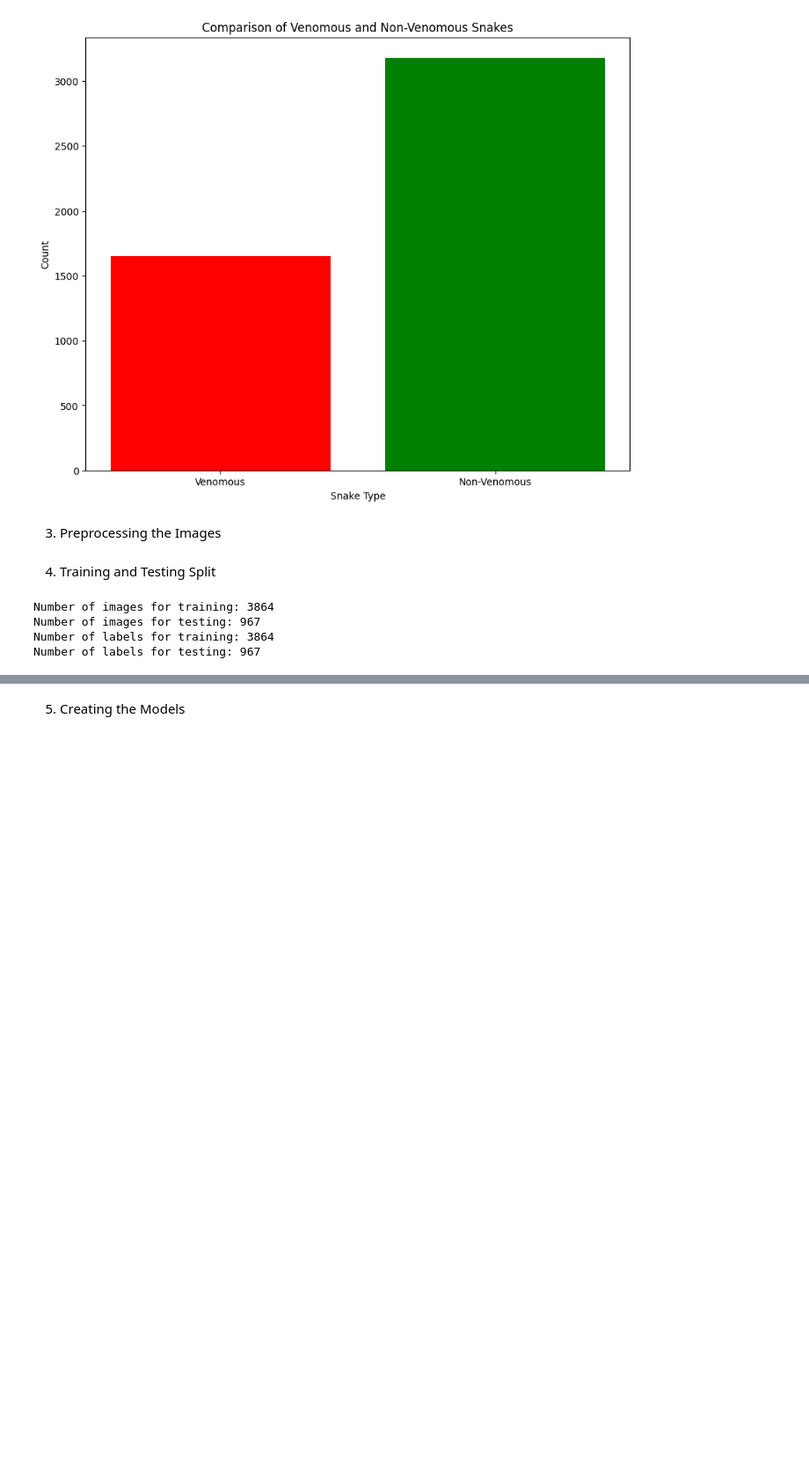
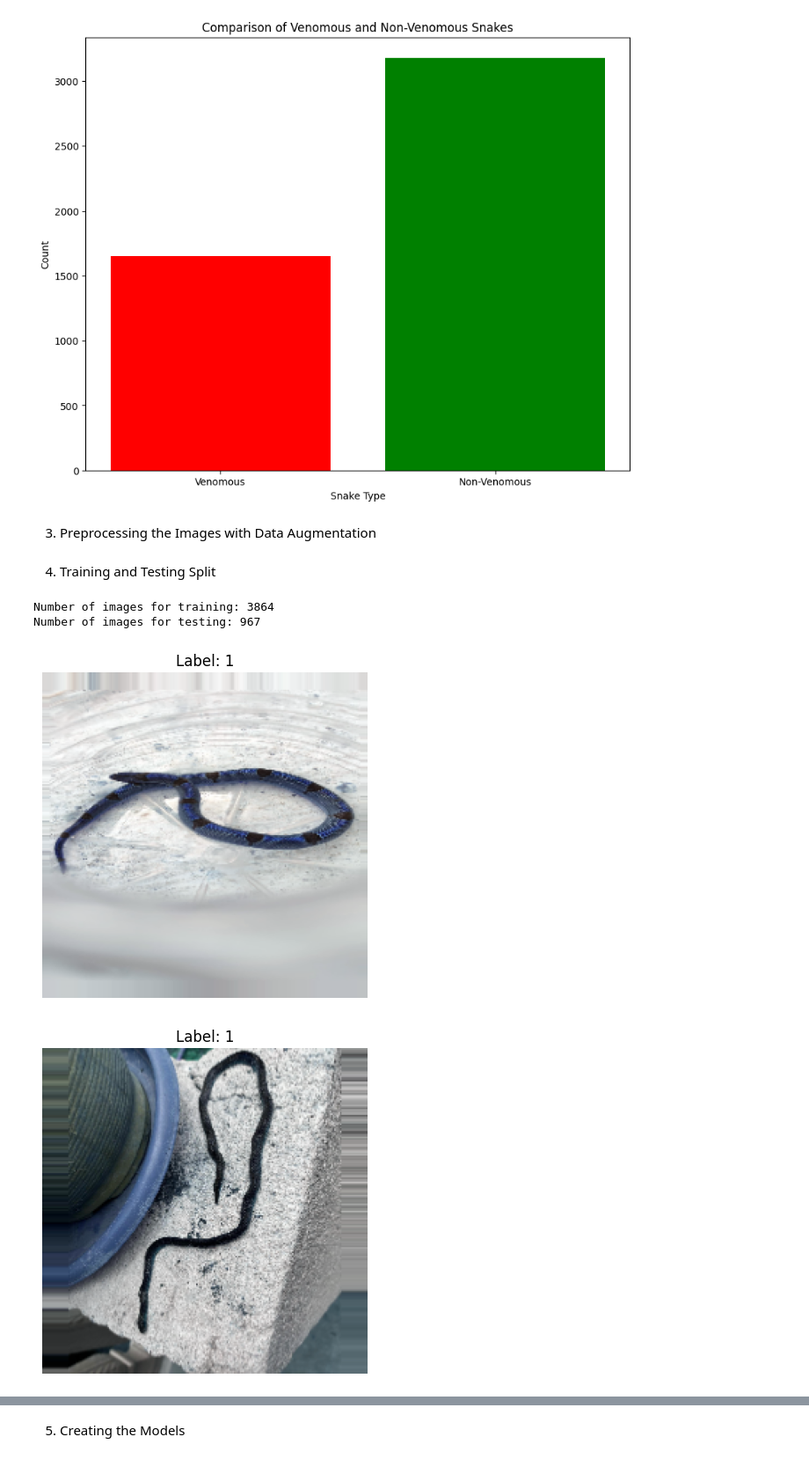
Before and after one commit to h4wks123/CS-3101-Thesis-Implementation, a Jupyter notebook: Model_Implementation.ipynb, the cells around one changed output, grey strips where cells are left out. Shown at 88% size. Saved outputs shown, nothing was run; the diff lists cells and outputs as text; code cells hidden in the pictures; blank space fills up the shorter version.

```diff
--- a/Model_Implementation.ipynb
+++ b/Model_Implementation.ipynb
@@ -49,7 +49,7 @@ plt.show()
 # %% [output]
 [figure]
 # %% [markdown]
-3. Preprocessing the Images
+3. Preprocessing the Images with Data Augmentation
 # %%
 def load_images_and_labels(data_dir):
     X = []
@@ -76,14 +76,30 @@ def load_images_and_labels(data_dir):
 # %%
 X, y = load_images_and_labels(data_dir)
 
 X_train, X_test, y_train, y_test = train_test_split(X, y, test_size=0.2, random_state=42)
 
 print("Number of images for training:", len(X_train))
 print("Number of images for testing:", len(X_test))
-print("Number of labels for training:", len(y_train))
-print("Number of labels for testing:", len(y_test))
+
+for i in range(2):
+    idx = np.random.randint(len(X_train))
+    image = X_train[idx]
+    label = y_train[idx]
+    plt.imshow(image)
+    plt.title('Label: ' + str(label))
+    plt.axis('off')
+    plt.show()
+
+for i in range(2):
+    idx = np.random.randint(len(X_test))
+    image = X_test[idx]
+    label = y_test[idx]
+    plt.imshow(image)
+    plt.title('Label: ' + str(label))
+    plt.axis('off')
+    plt.show()
 # %% [output]
 Number of images for training: 3864
 Number of images for testing: 967
-Number of labels for training: 3864
-Number of labels for testing: 967
+[figure, added]
+[figure, added]
```
Also changed, not shown: parts of 4 cells of this notebook, 1 other file.
